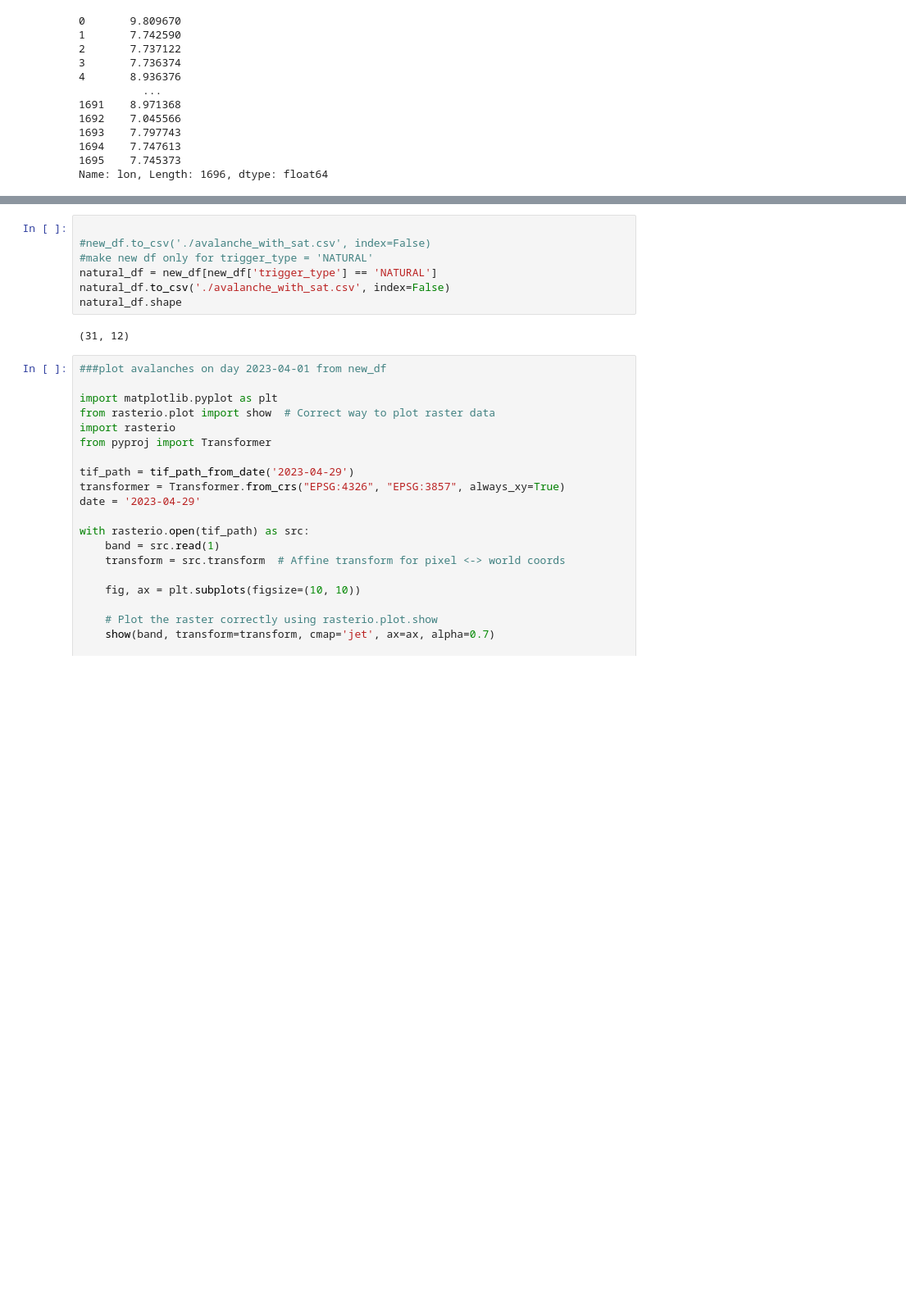
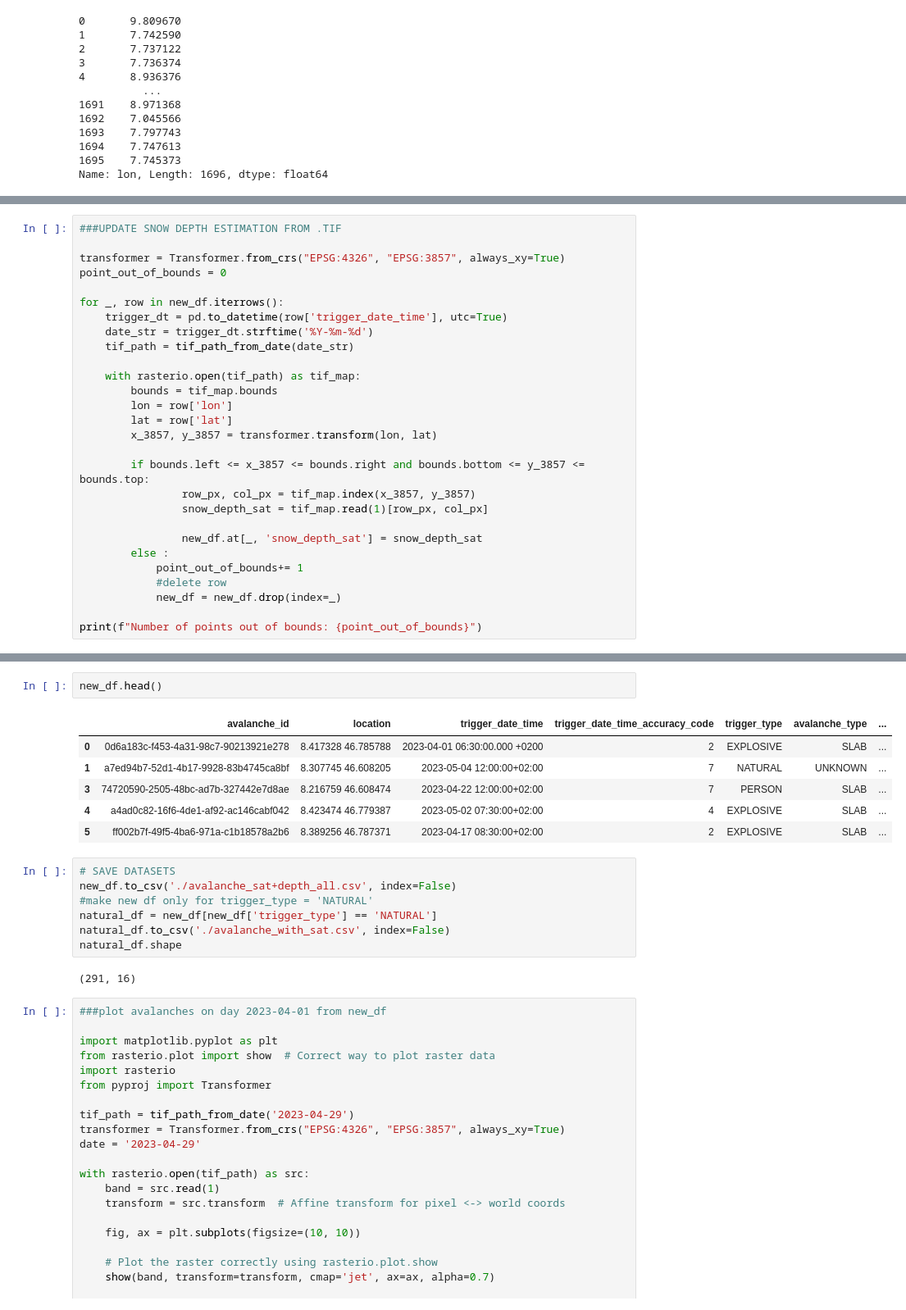
Before and after one commit to IlyaYakushevskiy/avalanche_sat, a Jupyter notebook: Sat Data/prepare_sat_ds.ipynb, the cells around one changed output, grey strips where cells are left out. Shown at 82% size. Saved outputs shown, nothing was run; the diff lists cells and outputs as text; blank space fills up the shorter version.

```diff
--- a/Sat Data/prepare_sat_ds.ipynb
+++ b/Sat Data/prepare_sat_ds.ipynb
@@ -117,0 +161,28 @@ for _, row in avalanche_data.iterrows():
+# %%
+###UPDATE SNOW DEPTH ESTIMATION FROM .TIF
+
+transformer = Transformer.from_crs("EPSG:4326", "EPSG:3857", always_xy=True)
+point_out_of_bounds = 0
+
+for _, row in new_df.iterrows():
+    trigger_dt = pd.to_datetime(row['trigger_date_time'], utc=True)
+    date_str = trigger_dt.strftime('%Y-%m-%d')
+    tif_path = tif_path_from_date(date_str)
+
+    with rasterio.open(tif_path) as tif_map:
+        bounds = tif_map.bounds
+        lon = row['lon']
+        lat = row['lat']
+        x_3857, y_3857 = transformer.transform(lon, lat)
+
+        if bounds.left <= x_3857 <= bounds.right and bounds.bottom <= y_3857 <= bounds.top:
+                row_px, col_px = tif_map.index(x_3857, y_3857)
+                snow_depth_sat = tif_map.read(1)[row_px, col_px]
+
+                new_df.at[_, 'snow_depth_sat'] = snow_depth_sat
+        else :
+            point_out_of_bounds+= 1
+            #delete row
+            new_df = new_df.drop(index=_)
+
+print(f"Number of points out of bounds: {point_out_of_bounds}")
@@ -118,12 +381,21 @@ for _, row in avalanche_data.iterrows():
+# %%
+new_df.head()
+# %% [output]
+|  | avalanche_id | location | trigger_date_time | trigger_date_time_accuracy_code | trigger_type | avalanche_type | ... |
+| 0 | 0d6a183c-f453-4a31-98c7-90213921e278 | 8.417328 46.785788 | 2023-04-01 06:30:00.000 +0200 | 2 | EXPLOSIVE | SLAB | ... |
+| 1 | a7ed94b7-52d1-4b17-9928-83b4745ca8bf | 8.307745 46.608205 | 2023-05-04 12:00:00+02:00 | 7 | NATURAL | UNKNOWN | ... |
+| 3 | 74720590-2505-48bc-ad7b-327442e7d8ae | 8.216759 46.608474 | 2023-04-22 12:00:00+02:00 | 7 | PERSON | SLAB | ... |
+| 4 | a4ad0c82-16f6-4de1-af92-ac146cabf042 | 8.423474 46.779387 | 2023-05-02 07:30:00+02:00 | 4 | EXPLOSIVE | SLAB | ... |
+| 5 | ff002b7f-49f5-4ba6-971a-c1b18578a2b6 | 8.389256 46.787371 | 2023-04-17 08:30:00+02:00 | 2 | EXPLOSIVE | SLAB | ... |
 # %%
-
-#new_df.to_csv('./avalanche_with_sat.csv', index=False)
+# SAVE DATASETS
+new_df.to_csv('./avalanche_sat+depth_all.csv', index=False)
 #make new df only for trigger_type = 'NATURAL'
 natural_df = new_df[new_df['trigger_type'] == 'NATURAL']
 natural_df.to_csv('./avalanche_with_sat.csv', index=False)
 natural_df.shape
 # %% [output]
-(31, 12)
+(291, 16)
 # %%
 ###plot avalanches on day 2023-04-01 from new_df
 
```
Also changed, not shown: parts of 20 cells of this notebook, 20 other files.
